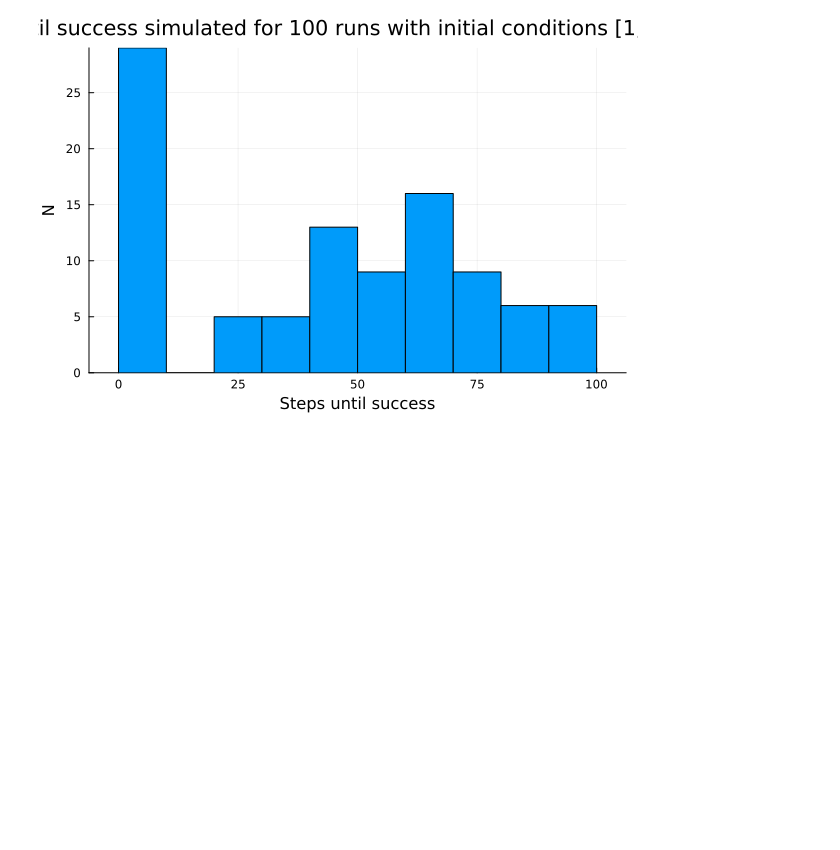
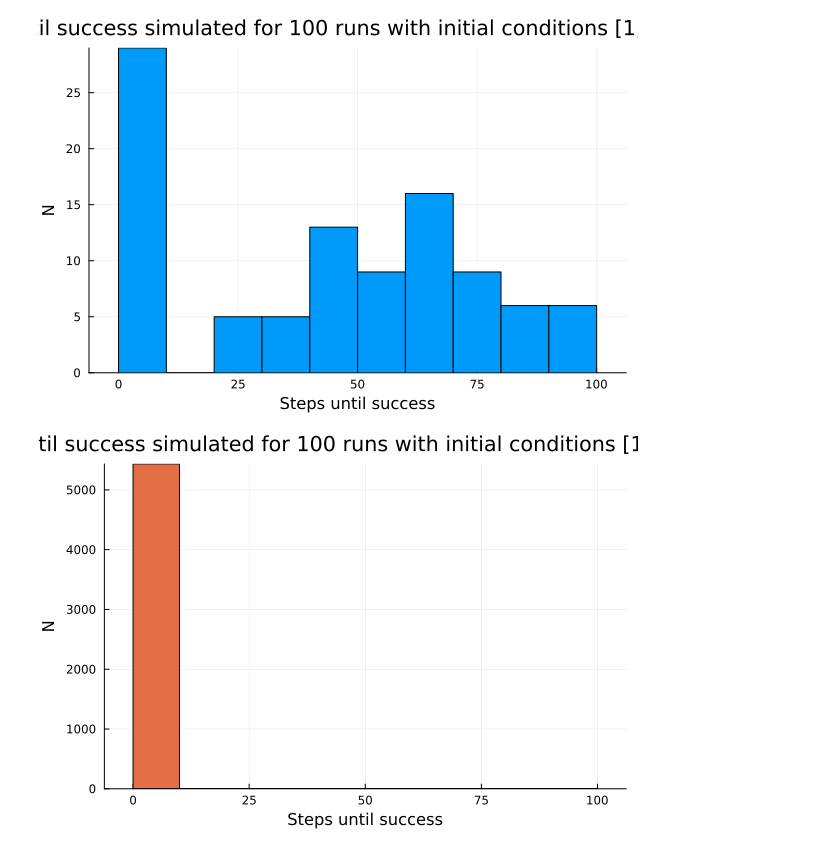
Before and after one commit to zhao-harry/aa-228-final-project, a Jupyter notebook: mission.ipynb, the cells around one changed output. Drawn from its saved outputs; the diff is of its cells as text; code cells hidden in the pictures; blank space fills up the shorter version.

```diff
--- a/mission.ipynb
+++ b/mission.ipynb
@@ -365,3 +365,11 @@ for i in 1:10000
     end
     CSV.write("random_policy_sarsp.csv", Tables.table(sarsp'), header = ["s", "a", "r", "s'"], append = true)
 end
+# %%
+df = CSV.read("random_policy_sarsp.csv", DataFrame)
+Data = Matrix(df)
+histogram(Data; bins = 0:10:100, label=false, title = "Steps until success simulated for 100 runs with initial conditions [1,10,10,10,10]" )
+ylabel!("N")
+xlabel!("Steps until success")
+# %% [output]
+[figure, added]
```
Also changed, not shown: parts of 2 cells of this notebook, 18 other files.
